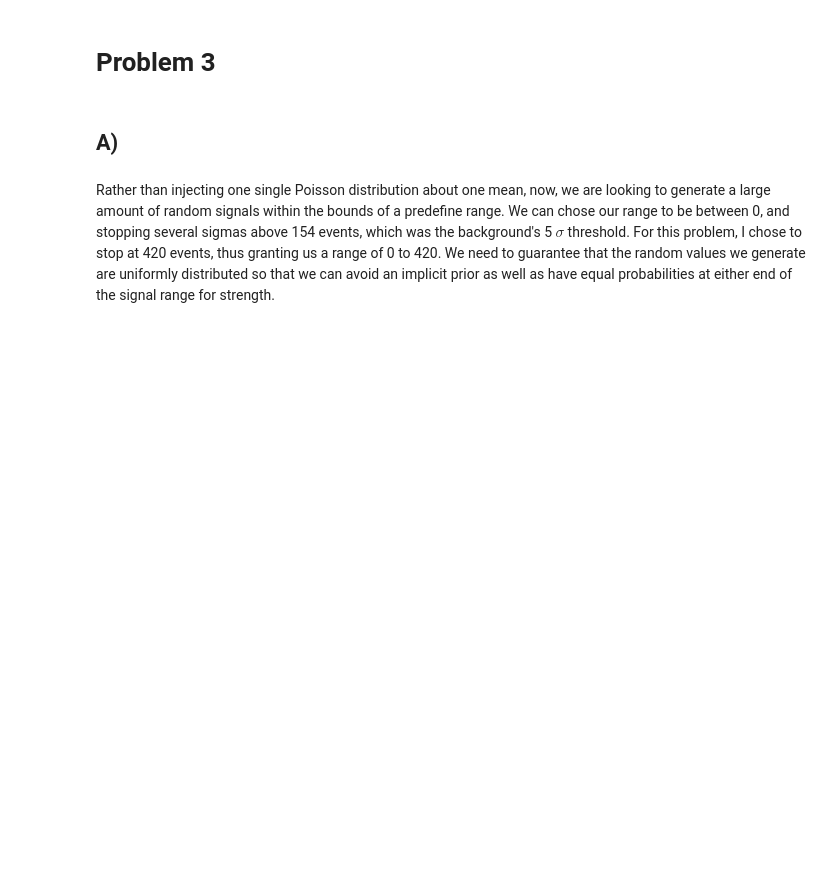
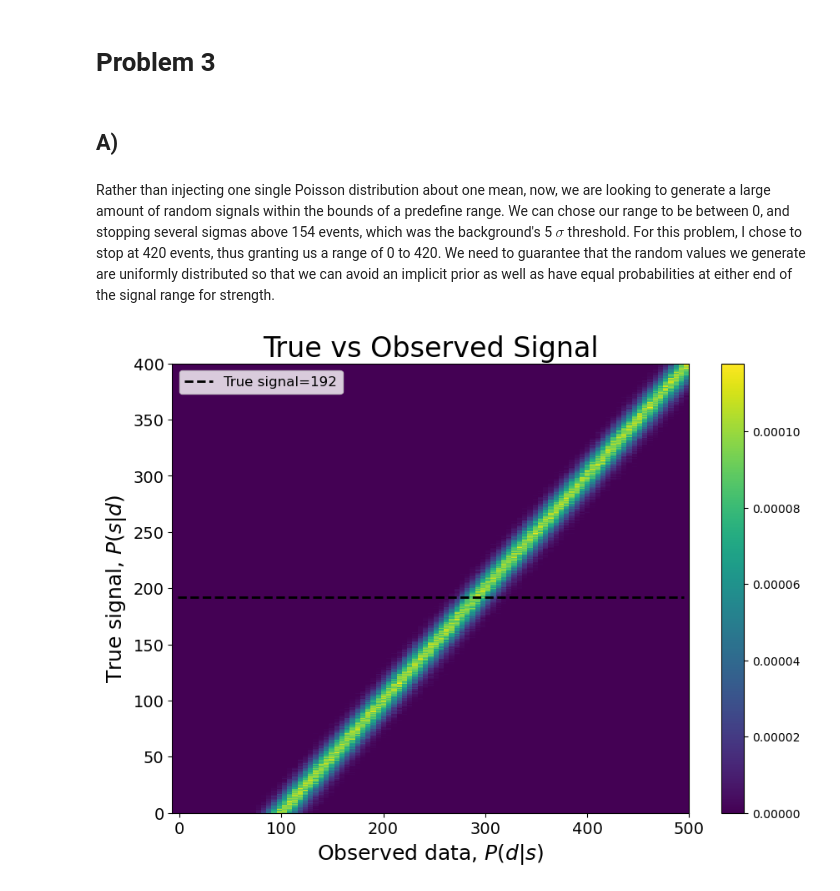
Before and after one commit to WyattOtsuka/PHYS434, a Jupyter notebook: lab6.ipynb, the cells around one changed output. Cells and saved outputs as stored; diff of their text form; code cells hidden in the pictures; blank space fills up the shorter version.

```diff
--- a/lab6.ipynb
+++ b/lab6.ipynb
@@ -108,3 +113,31 @@ Rather than injecting one single Poisson distribution about one mean, now, we ar
 uniform_injection = np.random.uniform(low=0,high=400,size=1000000)
 # Adding uniform signal to background
 data = background + uniform_injection
+# %%
+signaledges = np.linspace(0,400,800)
+dataedges = np.linspace(-7,500,100)
+
+Psd, temp, temp2= np.histogram2d(data,uniform_injection, bins=[dataedges,signaledges], density=True)
+datacenters = (dataedges[:-1] + dataedges[1:]) / 2
+signalcenters = (signaledges[:-1] + signaledges[1:]) / 2
+
+true_signal = [192]*(len(dataedges)-2)
+# %%
+plt.figure(figsize=(10,7))
+
+# Title and axes
+plt.title("True vs Observed Signal", fontsize=24)
+plt.xlabel('Observed data, $P(d|s)$', fontsize=18)
+plt.ylabel('True signal, $P(s|d)$', fontsize=18)
+plt.tick_params(labelsize = 14)
+
+plt.plot(dataedges[1:-1],true_signal,linestyle='--',linewidth=2 ,color='black',label='True signal=192')
+
+# Legends and labels
+plt.pcolormesh(datacenters,signalcenters,Psd.T, shading = 'auto')
+plt.colorbar()
+plt.legend(loc='upper left', fontsize=12)
+
+plt.show()
+# %% [output]
+[figure, added]
```
Also changed, not shown: parts of 7 cells of this notebook.
